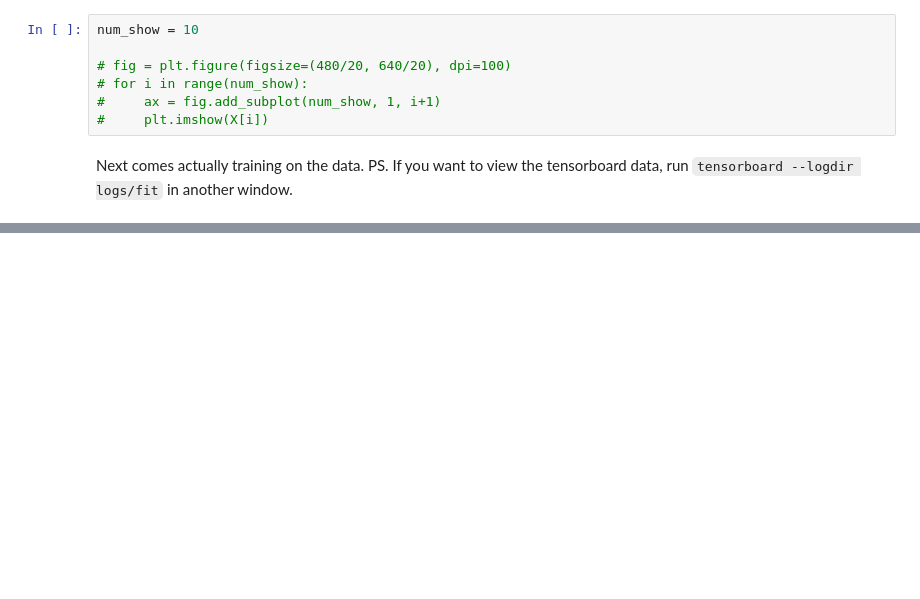
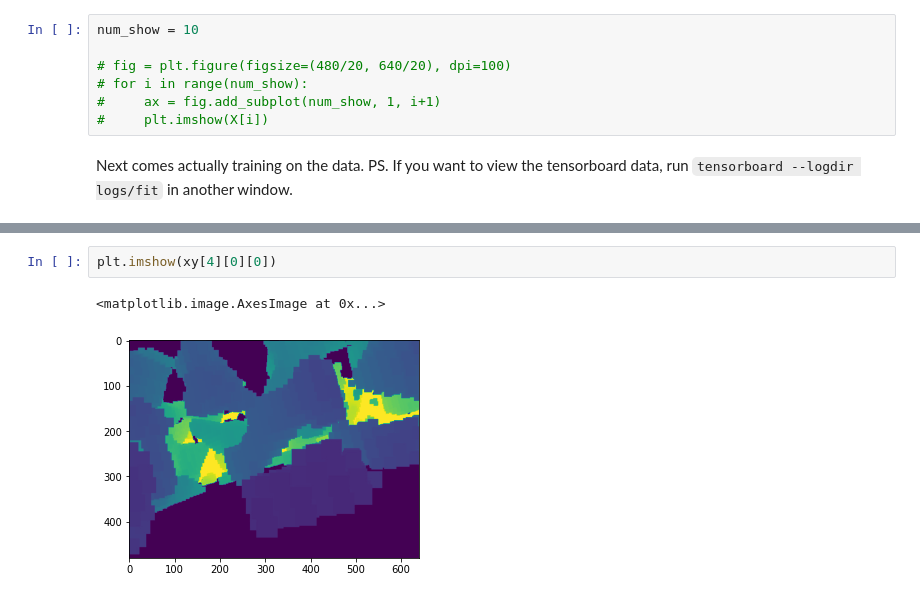
Before and after one commit to Wenhan-Samuel-Lee/ego-planner, a Jupyter notebook: src/neural_net/src/nn.ipynb, the cells around one changed output, grey strips where cells are left out. Drawn from its saved outputs; the diff is of its cells as text; blank space fills up the shorter version.

```diff
--- a/src/neural_net/src/nn.ipynb
+++ b/src/neural_net/src/nn.ipynb
@@ -183,3 +231,8 @@ tf.saved_model.save(model, model_dir)
+# %%
+plt.imshow(xy[4][0][0])
+# %% [output]
+<matplotlib.image.AxesImage at 0x...>
+[figure, added]
 # %%
 # Load the model
 loaded_model = model_load('../models')
```
Also changed, not shown: parts of 6 cells of this notebook, 2 other files.
